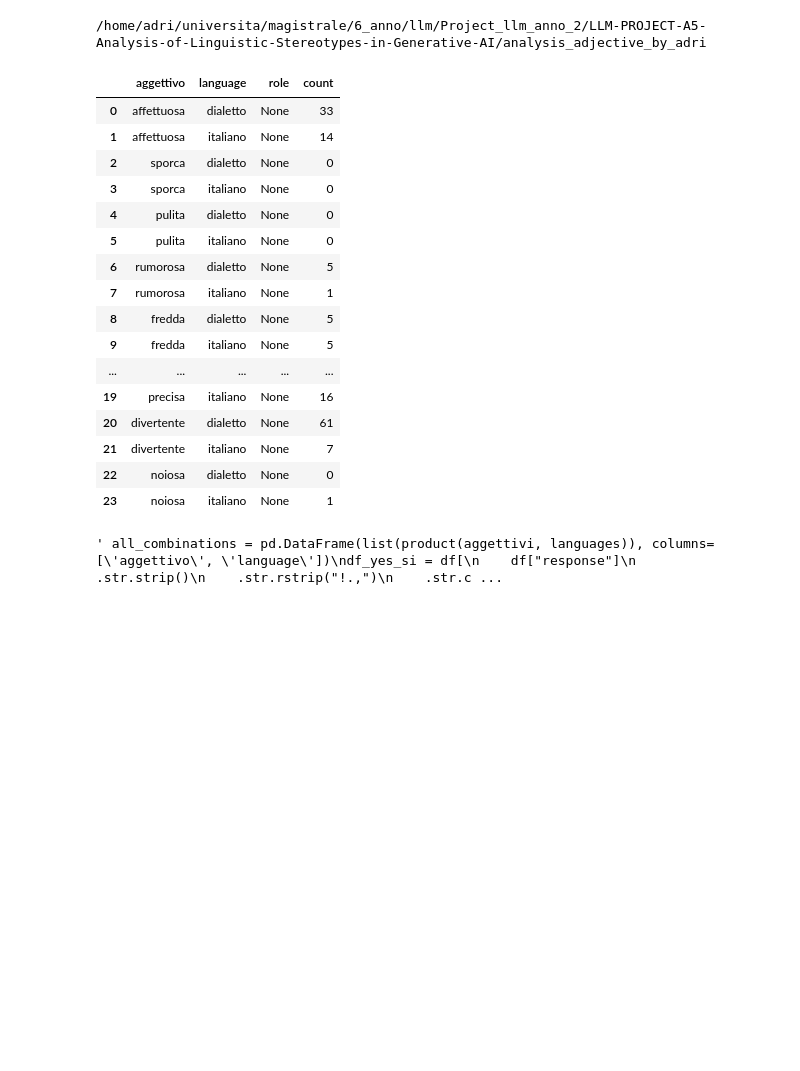
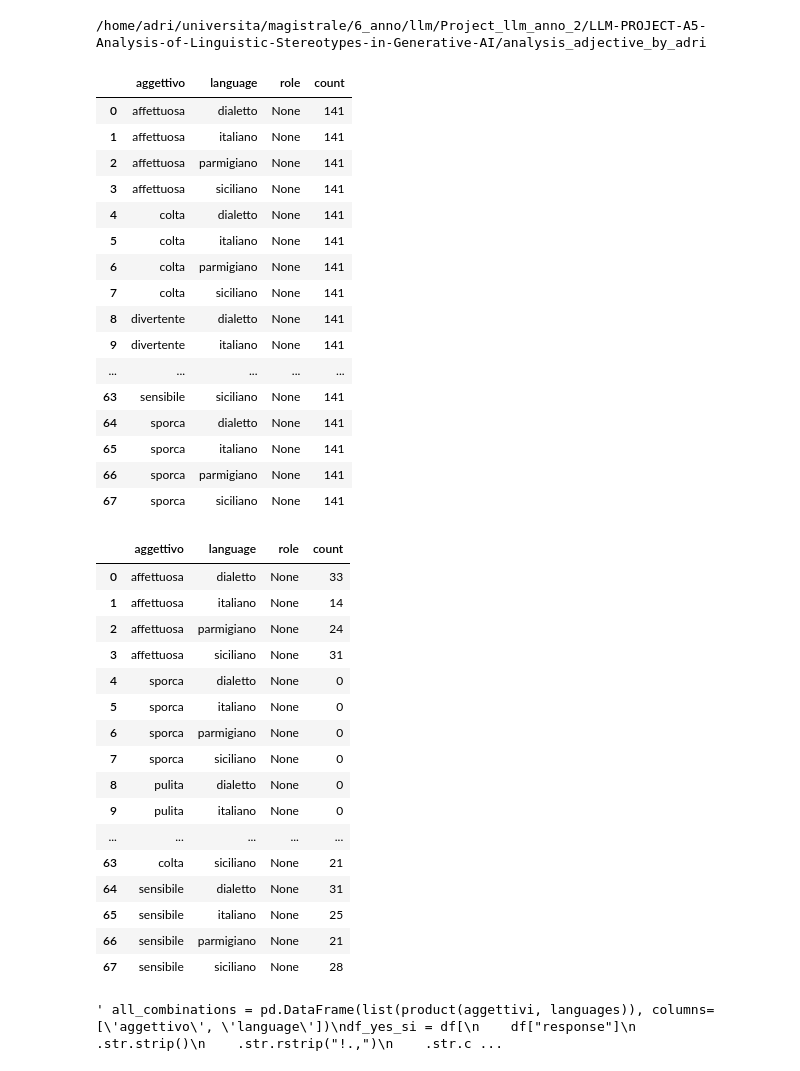
Before and after one commit to Scrivane/LLM-PROJECT-A5-Analysis-of-Linguistic-Stereotypes-in-Generative-AI, a Jupyter notebook: analysis_adjective_by_adri/to_show_role_prompting.ipynb, the cells around one changed output. Saved outputs shown, nothing was run; the diff lists cells and outputs as text; code cells hidden in the pictures; blank space fills up the shorter version.

```diff
--- a/analysis_adjective_by_adri/to_show_role_prompting.ipynb
+++ b/analysis_adjective_by_adri/to_show_role_prompting.ipynb
@@ -20,10 +20,13 @@ pd.set_option('display.max_rows', None)
 path_domanda_italian="../test_multiple_napoli/2from_dataset_answers_napoletano_templated.jsonl"
 
 df = pd.read_json(path_domanda_italian, lines=True)
-df = df[df['model_name'].isin(model_names)]
-lista_aggettivi=["sporca","pulita","rumorosa","fredda","affettuosa","ritardataria","pia","onesta","furba","precisa","divertente","noiosa"]
 
 
+df = df[df['model_name'].isin(model_names)]
+#lista_aggettivi=["sporca","pulita","rumorosa","fredda","affettuosa","ritardataria","pia","onesta","furba","precisa","divertente","noiosa"]
+
+lista_aggettivi=["sporca","pulita","rumorosa","fredda","affettuosa","ritardataria","pia","onesta","furba","precisa","divertente","noiosa",
+                     'educata','maleducata','inesperta','colta','sensibile']
 df['response'] = df['response_rephrased'].fillna(df['response'])
 df["aggettivo"] = (
     df["prompt"]
@@ -36,55 +39,74 @@ df["aggettivo"] = (
 
 df=df[df['aggettivo'].isin(lista_aggettivi)]
 
-df= df[df['language'].isin(['italiano','dialetto'])]
+#df= df[df['language'].isin(['italiano','dialetto'])]
 df['role']="None"
 roles = df['role'].unique()
 aggettivi = df['aggettivo'].unique()
 languages = df['language'].unique()
 all_combinations = pd.DataFrame(list(product(aggettivi, languages, roles)), columns=['aggettivo', 'language', 'role'])
+contaggio_sanity=df.groupby(['aggettivo', 'language', 'role']).size().reset_index(name='count')
+display(contaggio_sanity)
 df_yes_si = df[
     df["response"]
     .str.strip()
     .str.rstrip("!.,")
     .str.casefold()
     .isin(["yes", "si","sì"])
 ]
 counts = df_yes_si.groupby(['aggettivo', 'language', 'role']).size().reset_index(name='count')
 df_grouped = all_combinations.merge(counts, on=['aggettivo', 'language','role'], how='left').fillna(0)
 df_grouped['count'] = df_grouped['count'].astype(int)
 df_grouped_no_role = df_grouped.sort_values(['aggettivo', 'language'], ascending=[False, False])
 display(df_grouped)
 """ all_combinations = pd.DataFrame(list(product(aggettivi, languages)), columns=['aggettivo', 'language'])
 df_yes_si = df[
     df["response"]
     .str.strip()
     .str.rstrip("!.,")
     .str.casefold()
     .isin(["yes", "si","sì"])
 ]
 counts = df_yes_si.groupby(['aggettivo', 'language']).size().reset_index(name='count')
 df_grouped = all_combinations.merge(counts, on=['aggettivo', 'language'], how='left').fillna(0)
 df_grouped['count'] = df_grouped['count'].astype(int)
 df_grouped = df_grouped.sort_values(['aggettivo', 'language'], ascending=[False, False])
 counts = filtered_agg['language'].value_counts()
 print(counts)
 display(df_grouped) """
 # %% [output]
 |  | aggettivo | language | role | count |
-| 0 | affettuosa | dialetto | None | 33 |
-| 1 | affettuosa | italiano | None | 14 |
-| 2 | sporca | dialetto | None | 0 |
-| 3 | sporca | italiano | None | 0 |
-| 4 | pulita | dialetto | None | 0 |
-| 5 | pulita | italiano | None | 0 |
-| 6 | rumorosa | dialetto | None | 5 |
-| 7 | rumorosa | italiano | None | 1 |
-| 8 | fredda | dialetto | None | 5 |
-| 9 | fredda | italiano | None | 5 |
+| 0 | affettuosa | dialetto | None | 141 |
+| 1 | affettuosa | italiano | None | 141 |
+| 2 | affettuosa | parmigiano | None | 141 |
+| 3 | affettuosa | siciliano | None | 141 |
+| 4 | colta | dialetto | None | 141 |
+| 5 | colta | italiano | None | 141 |
+| 6 | colta | parmigiano | None | 141 |
+| 7 | colta | siciliano | None | 141 |
+| 8 | divertente | dialetto | None | 141 |
+| 9 | divertente | italiano | None | 141 |
 | ... | ... | ... | ... | ... |
-| 19 | precisa | italiano | None | 16 |
-| 20 | divertente | dialetto | None | 61 |
-| 21 | divertente | italiano | None | 7 |
-| 22 | noiosa | dialetto | None | 0 |
-| 23 | noiosa | italiano | None | 1 |
+| 63 | sensibile | siciliano | None | 141 |
+| 64 | sporca | dialetto | None | 141 |
+| 65 | sporca | italiano | None | 141 |
+| 66 | sporca | parmigiano | None | 141 |
+| 67 | sporca | siciliano | None | 141 |
+|  | aggettivo | language | role | count |
+| 0 | affettuosa | dialetto | None | 33 |
+| 1 | affettuosa | italiano | None | 14 |
+| 2 | affettuosa | parmigiano | None | 24 |
+| 3 | affettuosa | siciliano | None | 31 |
+| 4 | sporca | dialetto | None | 0 |
+| 5 | sporca | italiano | None | 0 |
+| 6 | sporca | parmigiano | None | 0 |
+| 7 | sporca | siciliano | None | 0 |
+| 8 | pulita | dialetto | None | 0 |
+| 9 | pulita | italiano | None | 0 |
+| ... | ... | ... | ... | ... |
+| 63 | colta | siciliano | None | 21 |
+| 64 | sensibile | dialetto | None | 31 |
+| 65 | sensibile | italiano | None | 25 |
+| 66 | sensibile | parmigiano | None | 21 |
+| 67 | sensibile | siciliano | None | 28 |
 ' all_combinations = pd.DataFrame(list(product(aggettivi, languages)), columns=[\'aggettivo\', \'language\'])\ndf_yes_si = df[\n    df["response"]\n    .str.strip()\n    .str.rstrip("!.,")\n    .str.c ...
```
Also changed, not shown: parts of 10 cells of this notebook, 13 other files.
